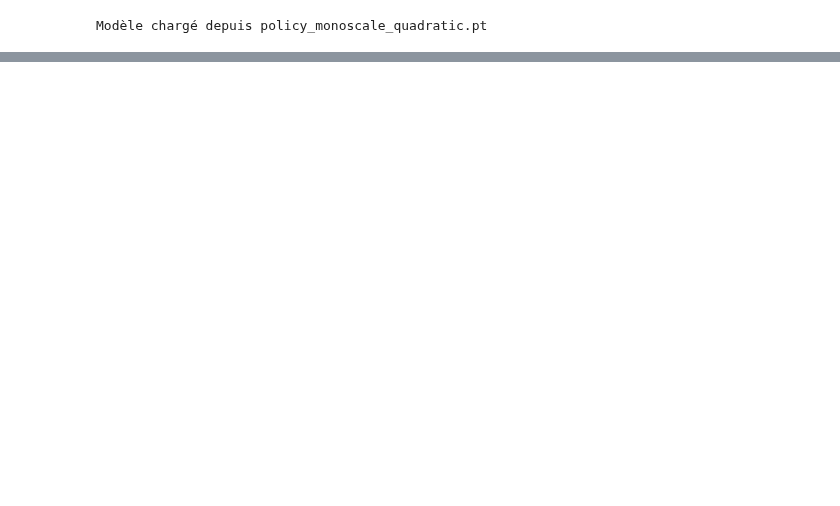
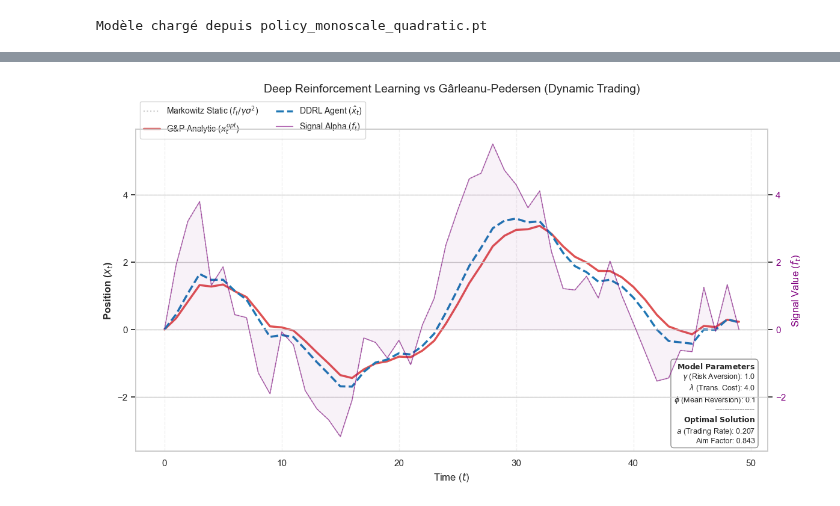
Before and after one commit to rayanmellouk/Research-project, a Jupyter notebook: DDRL/simulation_ddrl.ipynb, the cells around one changed output, grey strips where cells are left out. Saved outputs shown, nothing was run; the diff lists cells and outputs as text; code cells hidden in the pictures; blank space fills up the shorter version.

Commit message:
Notebook to run the DDRL training and compare with GP (to be  modified)

```diff
--- a/DDRL/simulation_ddrl.ipynb
+++ b/DDRL/simulation_ddrl.ipynb
@@ -134,0 +746,58 @@ plt.show()
+# %%
+# === 3. Visualisation Complète (Positions + Signal Alpha) ===
+
+# Création de la figure et de l'axe principal (gauche)
+fig, ax1 = plt.subplots(figsize=(12, 7))
+time_steps = np.arange(T_sim)
+
+# --- Axe Gauche : Positions (x_t) ---
+# 1. Markowitz Static (Target théorique sans coûts)
+ax1.plot(time_steps, f_t_series / (GAMMA * SIGMA_SQ), color='gray', linestyle=':', alpha=0.4, linewidth=1.5, label=r'Markowitz Static ($f_t / \gamma \sigma^2$)')
+
+# 2. G&P Analytic (Solution optimale théorique)
+ax1.plot(time_steps, x_gp, color='tab:red', linewidth=2.5, alpha=0.8, label=r'G&P Analytic ($x_t^{opt}$)')
+
+# 3. DDRL Agent (Votre modèle)
+ax1.plot(time_steps, x_ddrl, color='tab:blue', linestyle='--', linewidth=2.5, label=r'DDRL Agent ($\hat{x}_t$)')
+
+ax1.set_xlabel('Time ($t$)', fontsize=12)
+ax1.set_ylabel('Position ($x_t$)', fontsize=12, fontweight='bold')
+ax1.grid(True, linestyle='--', alpha=0.3)
+
+# --- Axe Droit : Signal Alpha (f_t) ---
+ax2 = ax1.twinx()
+# On trace le signal brut avec une zone remplie pour le distinguer
+ax2.fill_between(time_steps, f_t_series, 0, color='purple', alpha=0.05)
+ax2.plot(time_steps, f_t_series, color='purple', linestyle='-', linewidth=1, alpha=0.6, label=r'Signal Alpha ($f_t$)')
+ax2.set_ylabel('Signal Value ($f_t$)', fontsize=12, color='purple')
+ax2.tick_params(axis='y', labelcolor='purple')
+
+# --- Légende Combinée ---
+# On récupère les handles des deux axes pour une seule légende
+lines_1, labels_1 = ax1.get_legend_handles_labels()
+lines_2, labels_2 = ax2.get_legend_handles_labels()
+ax1.legend(lines_1 + lines_2, labels_1 + labels_2, loc='upper left', frameon=True, fontsize=10, bbox_to_anchor=(0, 1.1), ncol=2)
+
+# Titre et Infos
+plt.title(r'Deep Reinforcement Learning vs Gârleanu-Pedersen (Dynamic Trading)', fontsize=14, y=1.1)
+
+# Annotation des paramètres G&P (Notation Papier)
+info_text = (
+    r"$\bf{Model\ Parameters}$" + "\n"
+    f"$\gamma$ (Risk Aversion): {GAMMA}\n"
+    f"$\lambda$ (Trans. Cost): {LAMBDA}\n"
+    f"$\phi$ (Mean Reversion): {PHI}\n"
+    f"----------------\n"
+    r"$\bf{Optimal\ Solution}$" + "\n"
+    f"$a$ (Trading Rate): {trade_rate_a:.3f}\n"
+    f"Aim Factor: {aim_correction:.3f}"
+)
+# Placement de la text box en bas à droite
+ax1.text(0.98, 0.02, info_text, transform=ax1.transAxes, fontsize=9,
+         verticalalignment='bottom', horizontalalignment='right',
+         bbox=dict(boxstyle="round,pad=0.4", facecolor='white', alpha=0.9, edgecolor='gray'))
+
+plt.tight_layout()
+plt.show()
+# %% [output]
+[figure, added]
```
Also changed, not shown: parts of 11 cells of this notebook.
